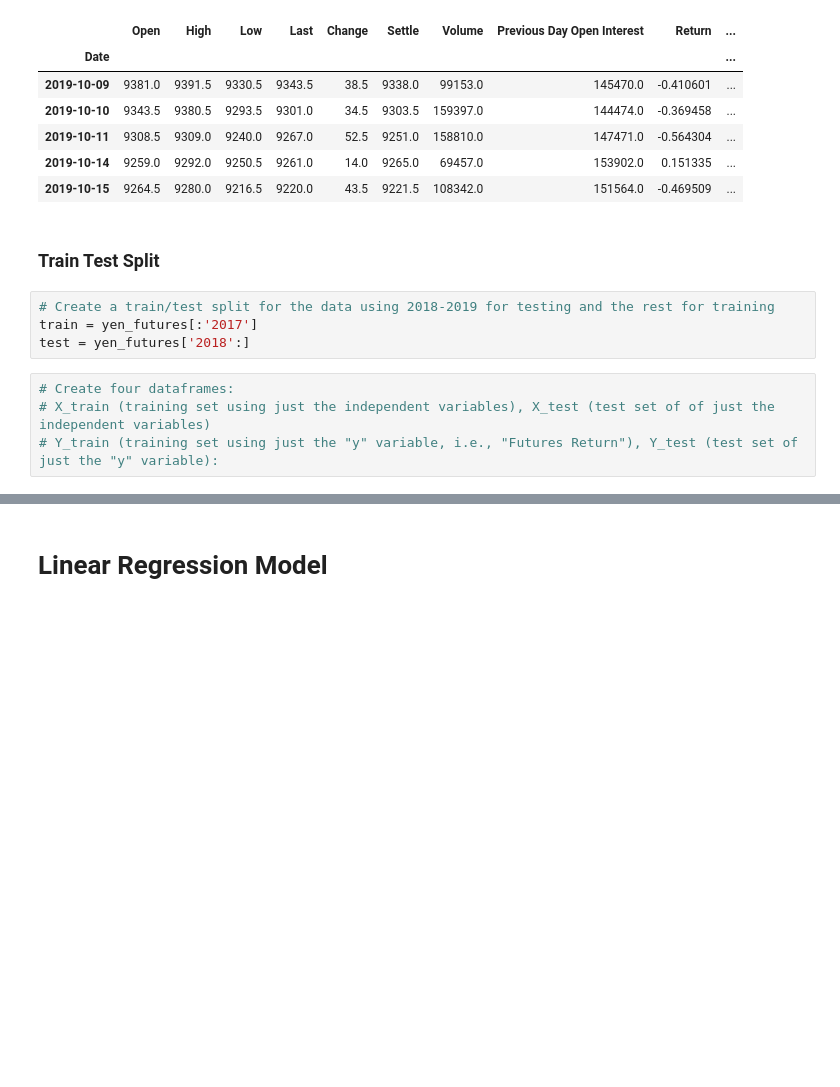
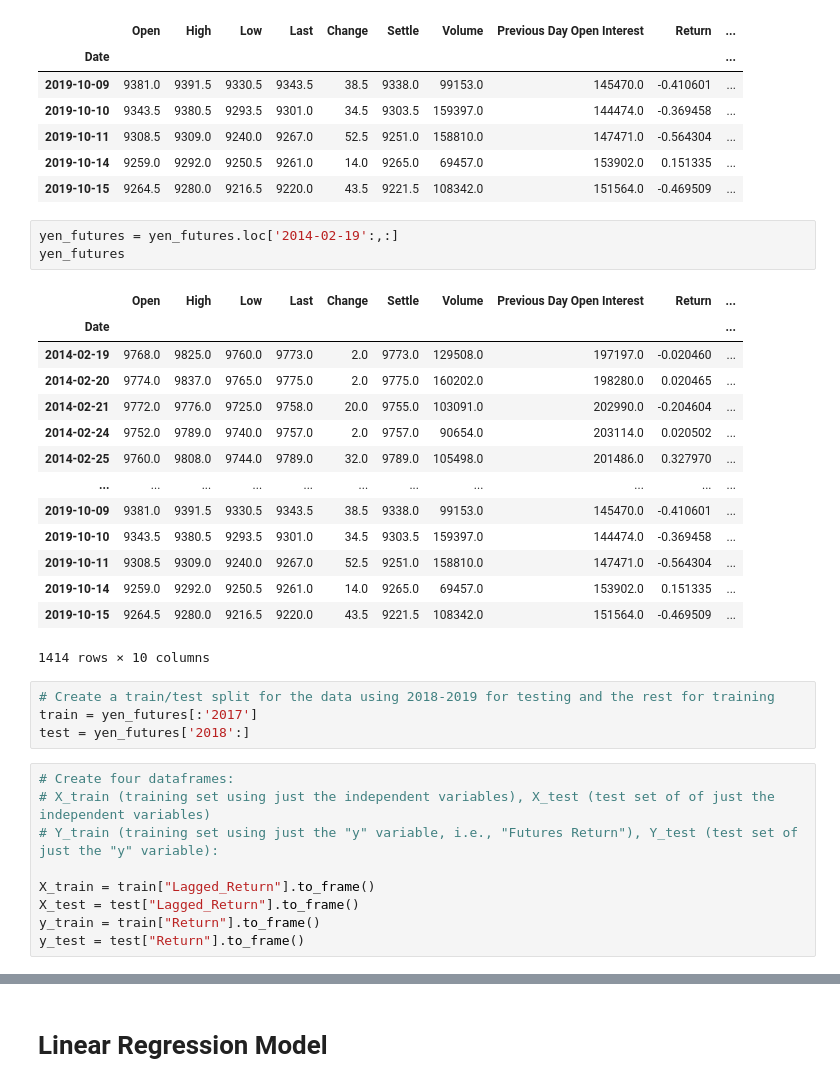
Before and after one commit to Anthibian/Time-Series-Analysis, a Jupyter notebook: Starter_Code/regression_analysis.ipynb, the cells around one changed output, grey strips where cells are left out. Saved outputs shown, nothing was run; the diff lists cells and outputs as text; blank space fills up the shorter version.

```diff
--- a/Starter_Code/regression_analysis.ipynb
+++ b/Starter_Code/regression_analysis.ipynb
@@ -72,8 +72,24 @@ yen_futures.tail()
 | 2019-10-11 | 9308.5 | 9309.0 | 9240.0 | 9267.0 | 52.5 | 9251.0 | 158810.0 | 147471.0 | -0.564304 | ... |
 | 2019-10-14 | 9259.0 | 9292.0 | 9250.5 | 9261.0 | 14.0 | 9265.0 | 69457.0 | 153902.0 | 0.151335 | ... |
 | 2019-10-15 | 9264.5 | 9280.0 | 9216.5 | 9220.0 | 43.5 | 9221.5 | 108342.0 | 151564.0 | -0.469509 | ... |
-# %% [markdown]
-### Train Test Split
+# %%
+yen_futures = yen_futures.loc['2014-02-19':,:]
+yen_futures
+# %% [output]
+|  | Open | High | Low | Last | Change | Settle | Volume | Previous Day Open Interest | Return | ... |
+| Date |  |  |  |  |  |  |  |  |  | ... |
+| 2014-02-19 | 9768.0 | 9825.0 | 9760.0 | 9773.0 | 2.0 | 9773.0 | 129508.0 | 197197.0 | -0.020460 | ... |
+| 2014-02-20 | 9774.0 | 9837.0 | 9765.0 | 9775.0 | 2.0 | 9775.0 | 160202.0 | 198280.0 | 0.020465 | ... |
+| 2014-02-21 | 9772.0 | 9776.0 | 9725.0 | 9758.0 | 20.0 | 9755.0 | 103091.0 | 202990.0 | -0.204604 | ... |
+| 2014-02-24 | 9752.0 | 9789.0 | 9740.0 | 9757.0 | 2.0 | 9757.0 | 90654.0 | 203114.0 | 0.020502 | ... |
+| 2014-02-25 | 9760.0 | 9808.0 | 9744.0 | 9789.0 | 32.0 | 9789.0 | 105498.0 | 201486.0 | 0.327970 | ... |
+| ... | ... | ... | ... | ... | ... | ... | ... | ... | ... | ... |
+| 2019-10-09 | 9381.0 | 9391.5 | 9330.5 | 9343.5 | 38.5 | 9338.0 | 99153.0 | 145470.0 | -0.410601 | ... |
+| 2019-10-10 | 9343.5 | 9380.5 | 9293.5 | 9301.0 | 34.5 | 9303.5 | 159397.0 | 144474.0 | -0.369458 | ... |
+| 2019-10-11 | 9308.5 | 9309.0 | 9240.0 | 9267.0 | 52.5 | 9251.0 | 158810.0 | 147471.0 | -0.564304 | ... |
+| 2019-10-14 | 9259.0 | 9292.0 | 9250.5 | 9261.0 | 14.0 | 9265.0 | 69457.0 | 153902.0 | 0.151335 | ... |
+| 2019-10-15 | 9264.5 | 9280.0 | 9216.5 | 9220.0 | 43.5 | 9221.5 | 108342.0 | 151564.0 | -0.469509 | ... |
+1414 rows × 10 columns
 # %%
 # Create a train/test split for the data using 2018-2019 for testing and the rest for training
 train = yen_futures[:'2017']
@@ -82,6 +98,11 @@ test = yen_futures['2018':]
 # Create four dataframes:
 # X_train (training set using just the independent variables), X_test (test set of of just the independent variables)
 # Y_train (training set using just the "y" variable, i.e., "Futures Return"), Y_test (test set of just the "y" variable):
+
+X_train = train["Lagged_Return"].to_frame()
+X_test = test["Lagged_Return"].to_frame()
+y_train = train["Return"].to_frame()
+y_test = test["Return"].to_frame()
 # %%
 X_train
 # %% [output]
```
Also changed, not shown: parts of 6 cells of this notebook.
